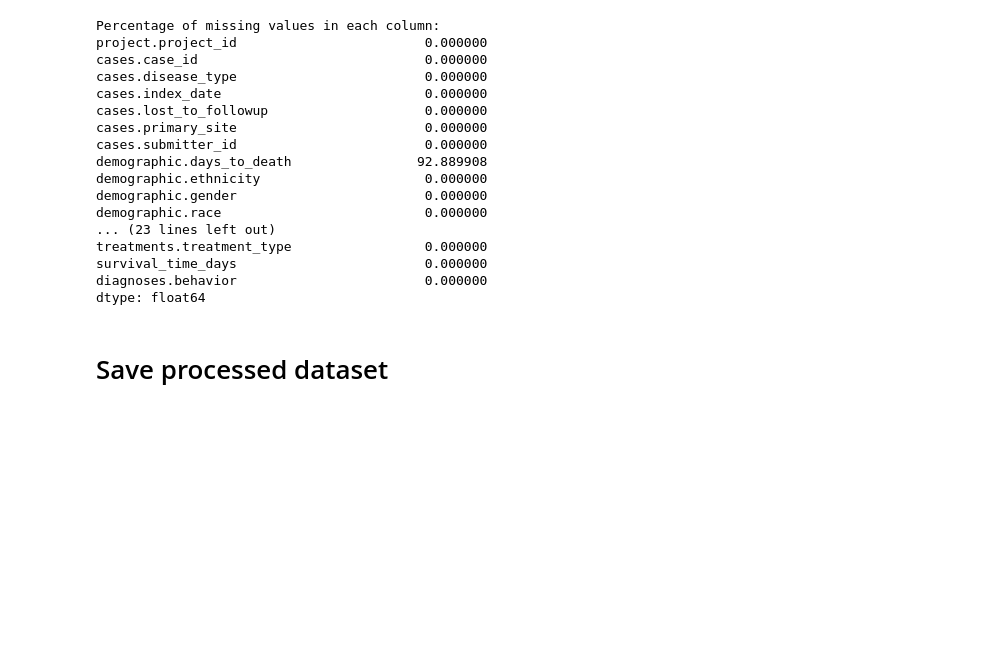
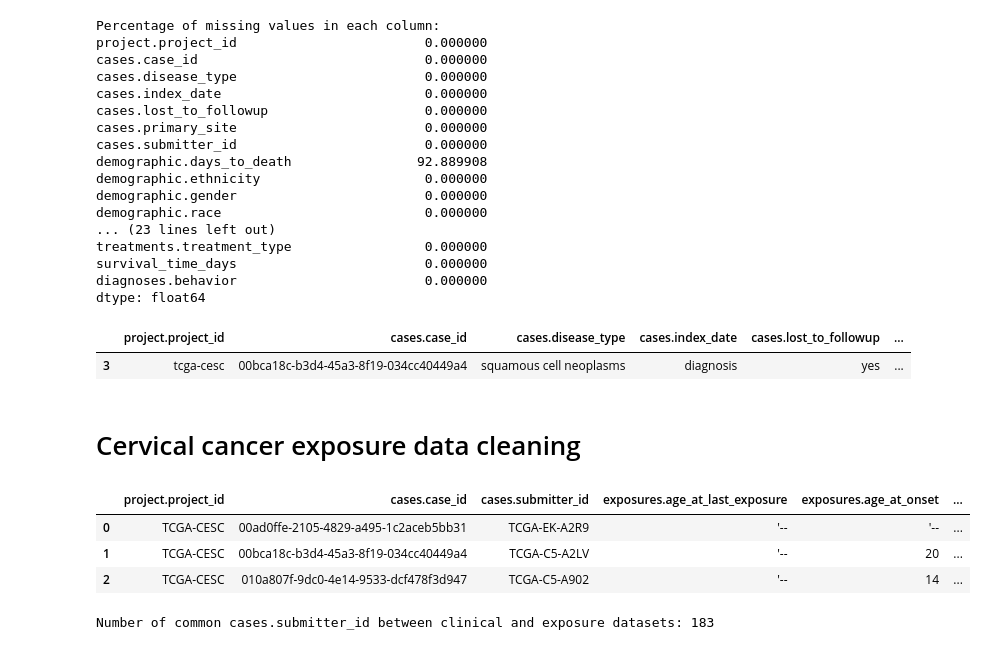
Before and after one commit to Munashe22/Understanding-Cancer-Outcomes-Breast-vs-Cervical, a Jupyter notebook: cesc-cleaning.ipynb, the cells around one changed output. Cells and saved outputs as stored; diff of their text form; code cells hidden in the pictures; blank space fills up the shorter version.

```diff
--- a/cesc-cleaning.ipynb
+++ b/cesc-cleaning.ipynb
@@ -839,5 +839,3 @@ dtype: float64
 # %%
 # Drop missing prior_malignancy and synchronous_malignancy (small percentage of missing values)
 cesc_df = cesc_df.dropna(subset=['diagnoses.prior_malignancy', 'diagnoses.synchronous_malignancy'])
-# %% [markdown]
-# Save processed dataset
@@ -846,0 +842,17 @@ cesc_df.to_csv("data/processed-data/cesc/cesc-clinical-processed.tsv", sep="\t",
+# %%
+cesc_df.head(1)
+# %% [output]
+|  | project.project_id | cases.case_id | cases.disease_type | cases.index_date | cases.lost_to_followup | ... |
+| 3 | tcga-cesc | 00bca18c-b3d4-45a3-8f19-034cc40449a4 | squamous cell neoplasms | diagnosis | yes | ... |
+# %% [markdown]
+# Cervical cancer exposure data cleaning
+# %%
+# Open cesc exposure tsv data
+
+cesc_exposure_df = pd.read_csv('data/raw-data/cesc/exposure.tsv', sep='\t')
+cesc_exposure_df.head(3)
+# %% [output]
+|  | project.project_id | cases.case_id | cases.submitter_id | exposures.age_at_last_exposure | exposures.age_at_onset | ... |
+| 0 | TCGA-CESC | 00ad0ffe-2105-4829-a495-1c2aceb5bb31 | TCGA-EK-A2R9 | '-- | '-- | ... |
+| 1 | TCGA-CESC | 00bca18c-b3d4-45a3-8f19-034cc40449a4 | TCGA-C5-A2LV | '-- | 20 | ... |
+| 2 | TCGA-CESC | 010a807f-9dc0-4e14-9533-dcf478f3d947 | TCGA-C5-A902 | '-- | 14 | ... |
@@ -846,0 +863,6 @@ cesc_df.to_csv("data/processed-data/cesc/cesc-clinical-processed.tsv", sep="\t",
+# %%
+# Double check for common cases.submitter_id between clinical and exposure datasets
+common_ids = set(cesc_df['cases.submitter_id']).intersection(set(cesc_exposure_df['cases.submitter_id']))
+print(f"Number of common cases.submitter_id between clinical and exposure datasets: {len(common_ids)}")
+# %% [output]
+Number of common cases.submitter_id between clinical and exposure datasets: 183
```
Also changed, not shown: parts of 10 cells of this notebook, 6 other files.
